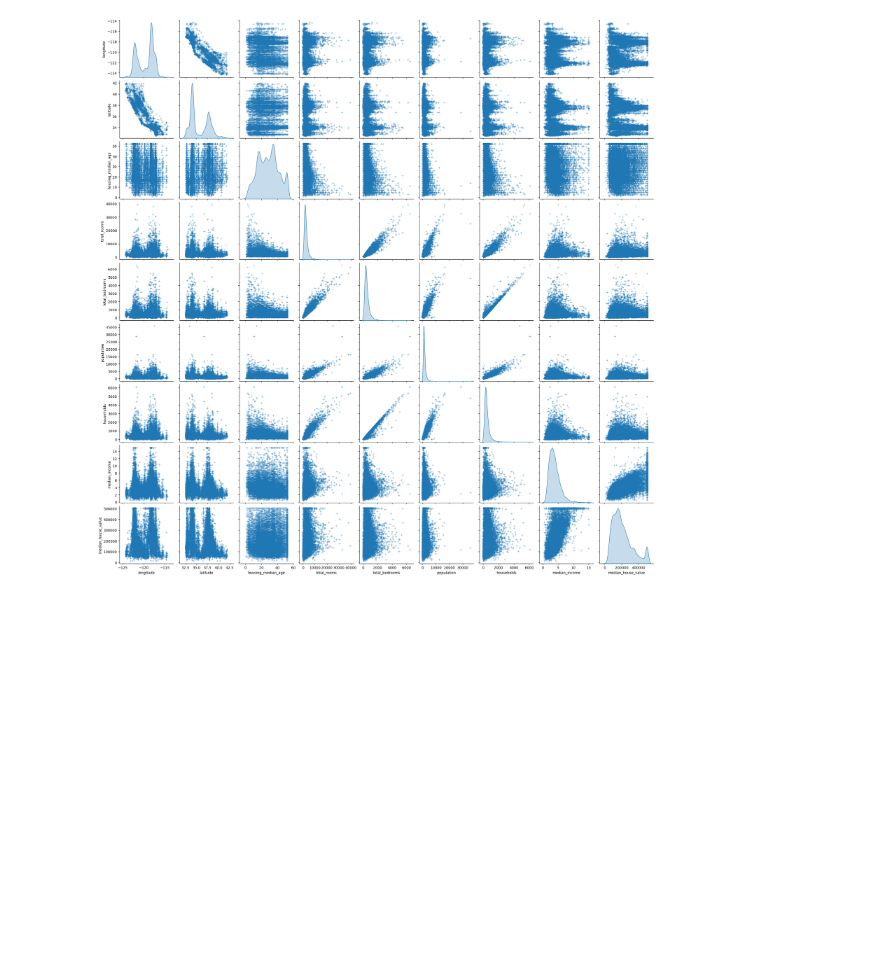
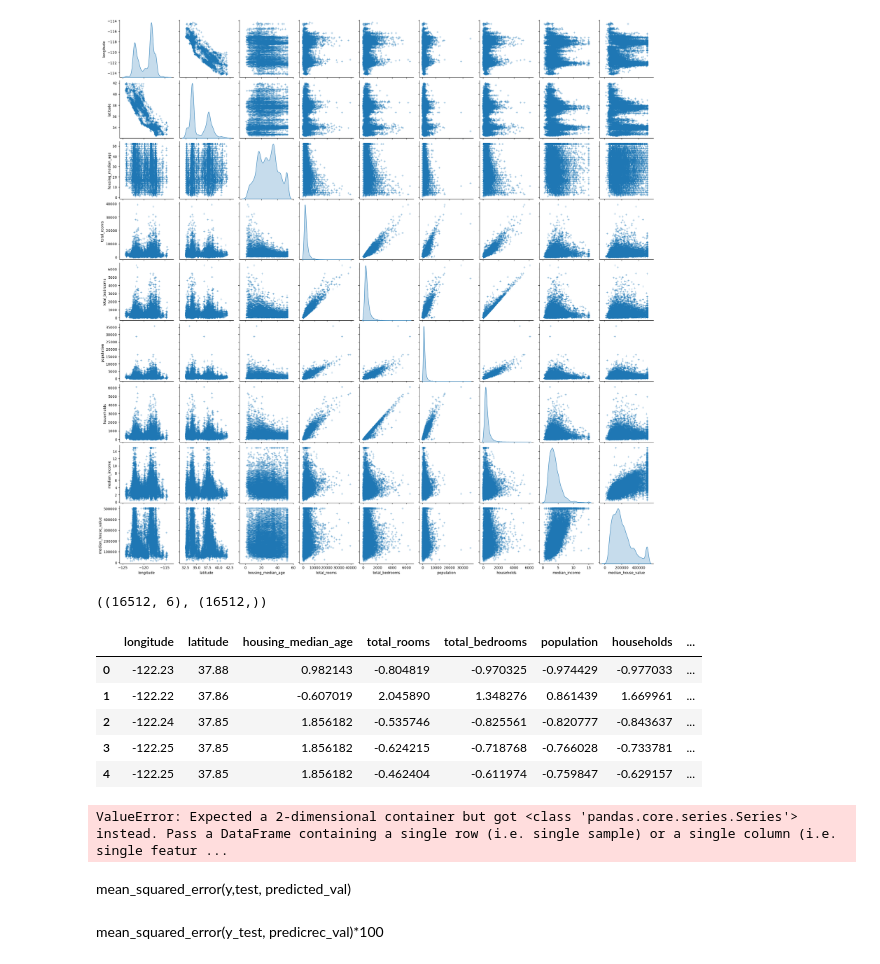
Before and after one commit to bhimashanka/classwork, a Jupyter notebook: day12.ipynb, the cells around one changed output. Cells and saved outputs as stored; diff of their text form; code cells hidden in the pictures; blank space fills up the shorter version.

```diff
--- a/day12.ipynb
+++ b/day12.ipynb
@@ -4,7 +4,7 @@ import numpy as np
 import matplotlib.pyplot as plt
 import pandas as pd
 import seaborn as sns
-data=pd.read_csv(r"C:\Users\BHIMA SHANKAR\Downloads\housing.csv")
+data=pd.read_csv("C:\\Users\\BHIMA SHANKAR\\Downloads\\housing.csv")
 data.head(10)
 # %% [output]
 |  | longitude | latitude | housing_median_age | total_rooms | total_bedrooms | population | households | ... |
@@ -91,3 +102,51 @@ sns.pairplot(df_numeric, diag_kind="kde", markers="+")
 plt.show()
 # %% [output]
 [figure]
+# %%
+from sklearn.model_selection import train_test_split
+x_train, x_test, y_train, y_test = train_test_split(x,y, test_size=0.2, random_state=42)
+x_train.shape , y_train.shape
+# %% [output]
+((16512, 6), (16512,))
+# %%
+from sklearn.preprocessing import StandardScaler
+scalar = StandardScaler()
+data["housing_median_age"] = scalar.fit_transform(data[["housing_median_age"]])
+data["total_rooms"] = scalar.fit_transform(data[["total_rooms"]])
+data["total_bedrooms"] = scalar.fit_transform(data[["total_bedrooms"]])
+data["population"] = scalar.fit_transform(data[["population"]])
+data["households"] = scalar.fit_transform(data[["households"]])
+data["median_income"] = scalar.fit_transform(data[["median_income"]])
+data["median_house_value"] = scalar.fit_transform(data[["median_house_value"]])
+data.head()
+# %% [output]
+|  | longitude | latitude | housing_median_age | total_rooms | total_bedrooms | population | households | ... |
+| 0 | -122.23 | 37.88 | 0.982143 | -0.804819 | -0.970325 | -0.974429 | -0.977033 | ... |
+| 1 | -122.22 | 37.86 | -0.607019 | 2.045890 | 1.348276 | 0.861439 | 1.669961 | ... |
+| 2 | -122.24 | 37.85 | 1.856182 | -0.535746 | -0.825561 | -0.820777 | -0.843637 | ... |
+| 3 | -122.25 | 37.85 | 1.856182 | -0.624215 | -0.718768 | -0.766028 | -0.733781 | ... |
+| 4 | -122.25 | 37.85 | 1.856182 | -0.462404 | -0.611974 | -0.759847 | -0.629157 | ... |
+# %%
+from sklearn.model_selection import train_test_split
+from sklearn.linear_model import LinearRegression
+from sklearn.metrics import mean_squared_error, r2_score
+
+# Extract scaled features and target from dataframe
+x = data[["housing_median_age","total_rooms","total_bedrooms","population","households","median_income"]]
+y = data["median_house_value"]
+
+x_train, x_test, y_train, y_test = train_test_split(x, y, test_size=0.2, random_state=42)
+x_train.shape, y_test.shape, x_test.shape, y_train.shape
+
+model = LinearRegression()
+model.fit(x_train, y_train)
+model.intercept_, model.coef_
+
+p_val = model.predict(x_test)
+p_val
+# %% [output]
+ValueError: Expected a 2-dimensional container but got <class 'pandas.core.series.Series'> instead. Pass a DataFrame containing a single row (i.e. single sample) or a single column (i.e. single featur ...
+# %% [markdown]
+mean_squared_error(y,test, predicted_val)
+# %% [markdown]
+mean_squared_error(y_test, predicrec_val)*100
```
Also changed, not shown: parts of 3 cells of this notebook, 4 other files.
